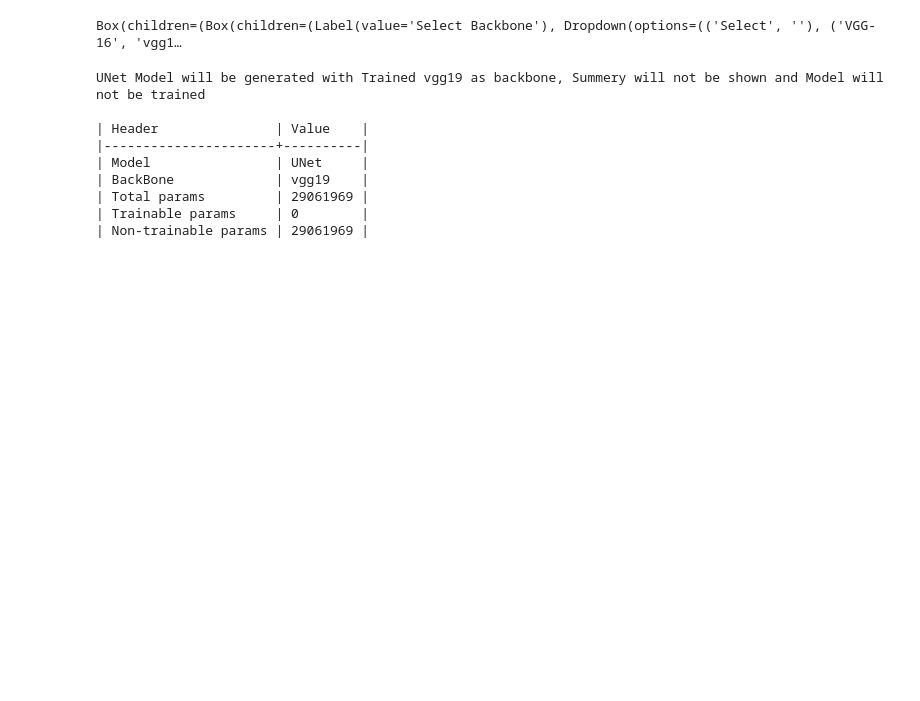
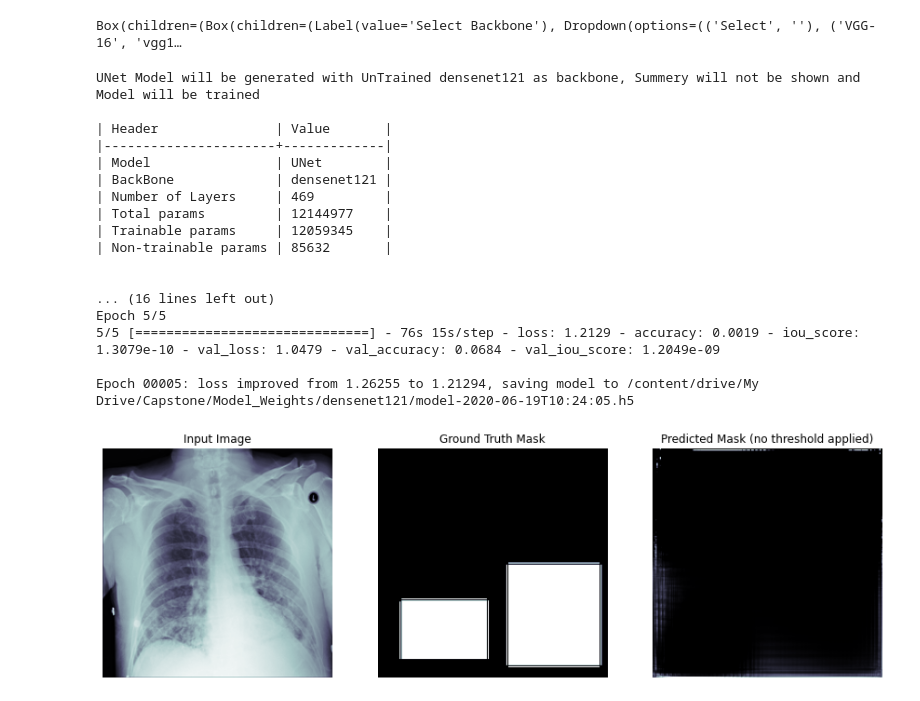
Before and after one commit to meashu31/AIML-Capstone-CV9, a Jupyter notebook: Unet_Models_Pneumonia.ipynb, the cells around one changed output. Cells and saved outputs as stored; diff of their text form; code cells hidden in the pictures; blank space fills up the shorter version.

```diff
--- a/Unet_Models_Pneumonia.ipynb
+++ b/Unet_Models_Pneumonia.ipynb
@@ -49,7 +51,7 @@ from IPython.display import clear_output
 from keras.layers import *
 from keras.models import *
 # %%
-path = '/content/drive/My Drive/Capstone/data/'
+path = '/content/drive/My Drive/Capstone/Model_Weights/'
 os.chdir(path) #changing the current directory path to the project direcotry where the dataset is available
 
 im_path = '/content/drive/My Drive/Capstone/data/images/'
@@ -62,6 +64,6 @@ print(len(mask_list))
 26684
 26684
 # %%
-X_train, X_val = train_test_split(train_list, test_size=0.20, random_state=53)
+X_train, X_val = train_test_split(train_list[:100], test_size=0.20, random_state=53)
 print('Length of training data:',len(X_train),'\nLength of validation data:',len(X_val))
 # %% [output]
@@ -72,7 +74,8 @@ class DataGenerator(data_utils.Sequence):
     """Generates data for Keras
     Sequence based data generator. Suitable for building data generator for training and prediction.
     """
-    def __init__(self, list_IDs, image_path, mask_path, batch_size=32, dim=(1024, 1024),n_channels=1, shuffle=True,resize=False, preprocessinput="preprocess_input"):
+    def __init__(self, list_IDs, image_path, mask_path,preprocessinput, batch_size=32, dim=(1024, 1024),
+                 n_channels=1, shuffle=True,resize=False):
         """Initialization
         self.list_IDs = List of all unique patient Ids
         self.image_path = path to image folder
@@ -87,6 +90,7 @@ class DataGenerator(data_utils.Sequence):
         self.TempList = list_IDs
         self.image_path = image_path
         self.mask_path = mask_path
+        self.PreProcess = preprocessinput
         self.batch_size = batch_size
         self.dim = dim
         self.n_channels = n_channels
@@ -145,7 +149,7 @@ class DataGenerator(data_utils.Sequence):
             for z in range(3):
               x_channels[:,:,z] = np.array(x_frame)
 
-            x_image[i,] = preprocessinput(np.array(x_channels, dtype=np.float32))
+            x_image[i,] = self.PreProcess(np.array(x_channels, dtype=np.float32))
             # Store masks
             temp = np.array(y_frame)
             temp = np.where(temp > 0 , 1, y_frame)
@@ -201,6 +269,7 @@ BackboneDrop = Dropdown(options=[('Select', ""),("VGG-16", "vgg16"),("VGG-19", "
 PreTrainedDrop = Dropdown(options=[('Yes', True),("No", False)])
 SummeryDrop = Dropdown(options=[('Yes', True),("No", False)])
 TrainModel = Dropdown(options=[('Yes', True),("No", False)])
+TestModel = Dropdown(options=[('Yes', True),("No", False)])
 form_item_layout = Layout(display='flex',flex_flow='row',justify_content='space-between')
 output = widgets.Output()
 out = Output()
@@ -209,7 +278,8 @@ form_items = [
     Box([Label(value='Select Backbone'),BackboneDrop], layout=form_item_layout),
     Box([Label(value='Use PreTrained Weights'),PreTrainedDrop], layout=form_item_layout),
     Box([Label(value='Show Model Summary'),SummeryDrop], layout=form_item_layout),
-    Box([Label(value='Train Model'),TrainModel], layout=form_item_layout)]
+    Box([Label(value='Train Model'),TrainModel], layout=form_item_layout),
+    Box([Label(value='Test Model'),TestModel], layout=form_item_layout)]
 
 form = Box(form_items, layout=Layout(
     display='flex',
@@ -225,33 +295,42 @@ Box(children=(Box(children=(Label(value='Select Backbone'), Dropdown(options=(('
 # %%
 if BackboneDrop.value == "":
   print("Please select as valied Backbone")
   print()
 else:
   if PreTrainedDrop.value:
     PretrainText = "Trained"
   else:
     PretrainText = "UnTrained"
 
   if SummeryDrop.value:
     SummeryText = "Summery will be shown"
   else:
     SummeryText = "Summery will not be shown"
 
   if TrainModel.value:
     TrainText = "Model will be trained"
   else:
     TrainText = "Model will not be trained"
 
   print("UNet Model will be generated with",PretrainText,BackboneDrop.value,"as backbone,",SummeryText,"and",TrainText)
   print()
-  create_model(Backbone=BackboneDrop.value,pretrained=PreTrainedDrop.value,ShowSummery=SummeryDrop.value,TrainModel=TrainModel.value)
+  create_model(Backbone=BackboneDrop.value,pretrained=PreTrainedDrop.value,ShowSummery=SummeryDrop.value,TrainModel=TrainModel.value,TestModel=TestModel.value)
 # %% [output]
-UNet Model will be generated with Trained vgg19 as backbone, Summery will not be shown and Model will not be trained
+UNet Model will be generated with UnTrained densenet121 as backbone, Summery will not be shown and Model will be trained
 
-| Header               | Value    |
-|----------------------+----------|
-| Model                | UNet     |
-| BackBone             | vgg19    |
-| Total params         | 29061969 |
-| Trainable params     | 0        |
-| Non-trainable params | 29061969 |
+| Header               | Value       |
+|----------------------+-------------|
+| Model                | UNet        |
+| BackBone             | densenet121 |
+| Number of Layers     | 469         |
+| Total params         | 12144977    |
+| Trainable params     | 12059345    |
+| Non-trainable params | 85632       |
+
+
+... (16 lines left out)
+Epoch 5/5
+5/5 [==============================] - 76s 15s/step - loss: 1.2129 - accuracy: 0.0019 - iou_score: 1.3079e-10 - val_loss: 1.0479 - val_accuracy: 0.0684 - val_iou_score: 1.2049e-09
+
+Epoch 00005: loss improved from 1.26255 to 1.21294, saving model to /content/drive/My Drive/Capstone/Model_Weights/densenet121/model-2020-06-19T10:24:05.h5
+[figure, added]
```
Also changed, not shown: parts of 5 cells of this notebook.
